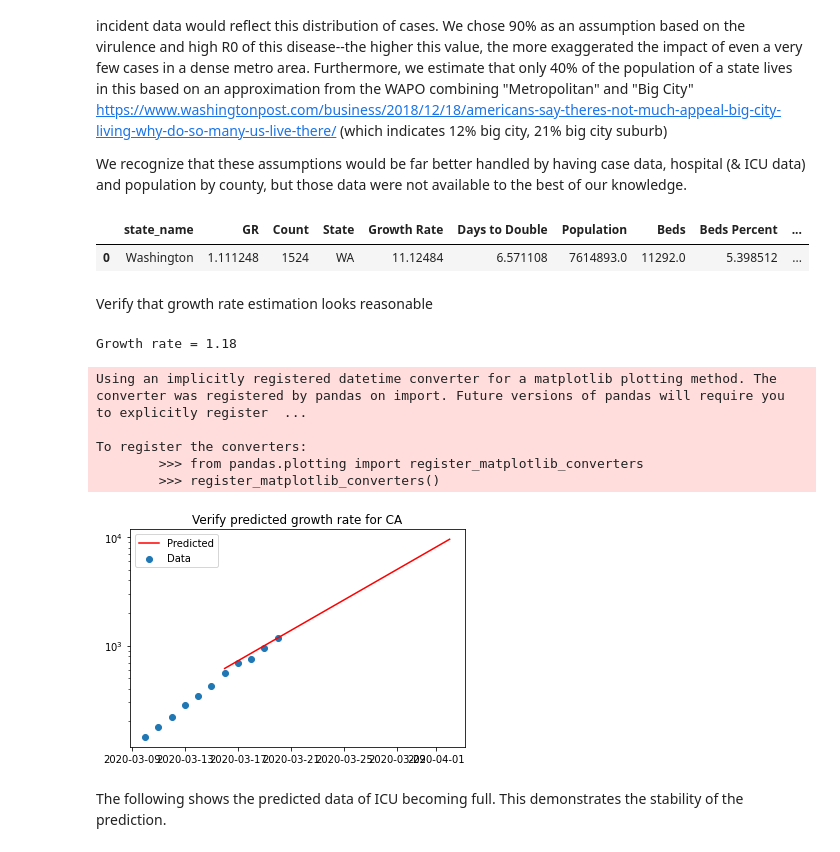
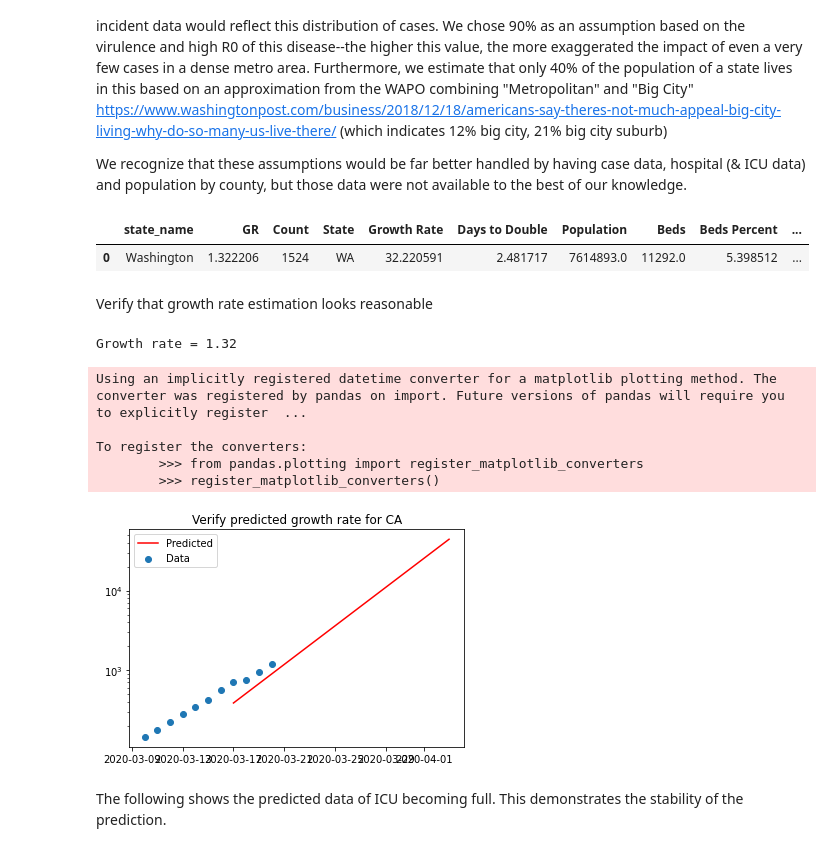
Before and after one commit to daveselinger/covid-19-hackathon, a Jupyter notebook: by_state_covid_analysis.ipynb, the cells around one changed output. Drawn from its saved outputs; the diff is of its cells as text; code cells hidden in the pictures.

```diff
--- a/by_state_covid_analysis.ipynb
+++ b/by_state_covid_analysis.ipynb
@@ -266,7 +266,7 @@ def create_dfs(enddate=datetime.datetime.today().date(),startdate=datetime.date(
     return float(fit[0][0])
   growth_df=pd.DataFrame({"state_name":ts.loc[:,'Province/State'],
                     'GR':ts.apply(lambda x: func(x.iloc[52+days-days_to_fit:52+days].to_numpy(),base_GR),axis=1),
-                    'Count':ts.iloc[:,52+days-1]})
+                    'Count':ts.iloc[:,52+days-2]})
 
   growth_df['State'] = growth_df.state_name.map(us_state_abbrev)
   growth_df = growth_df.dropna(subset=['State'])
@@ -284,34 +284,35 @@ def create_dfs(enddate=datetime.datetime.today().date(),startdate=datetime.date(
   cases_needing_icu_in_metro = growth_df.Count * case_concentration * .15
   icu_beds_in_metro = growth_df.ICU * population_concentration
   growth_df['ICU Percent'] = cases_needing_icu_in_metro * 100.0 / (icu_beds_in_metro)
   multiplier_to_fill_icu = 1.0 / (growth_df['ICU Percent']/100)
   growth_df['Days To ICU Capacity']=np.log(multiplier_to_fill_icu)/np.log(growth_df.GR)
   growth_df['Beds per 1000'] = 1000.0 * growth_df.Beds / growth_df.Population
   growth_df['EstimateDate']=enddate
   valid_dates=np.isfinite(growth_df['Days To ICU Capacity'])
   def func(days):
     return enddate+datetime.timedelta(days=int(days))
   growth_df['ICU Full Date']=growth_df[valid_dates].apply(lambda x: func(x['Days To ICU Capacity']),axis=1)
   growth_df['FirstDataDate']=startdate
   return  growth_df
 
 def create_plot_dfs(enddate=datetime.datetime.today().date(),startdate=datetime.date(2020,3,10),threshold=None):
   ts=us_timeseries.reset_index()
   plot_df=ts.melt(id_vars=['Province/State'],var_name="Day",value_vars=ts.columns[52:],value_name="Count")
   plot_df=plot_df.rename(columns={'Province/State':'State'})
   if threshold is not None:
     plot_df=plot_df[plot_df.Count>threshold]
   plot_df['State']=plot_df.State.map(us_state_abbrev)
+  plot_df['Day']=plot_df.Day
   plot_df['Date']=pd.to_datetime(plot_df.Day)
   return plot_df
 
 us_growthseries_df=create_dfs()
 us_plotseries_df=create_plot_dfs()
 us_plot100series_df=create_plot_dfs(threshold=100)
 us_growthseries_df.head(1)
 # %% [output]
 |  | state_name | GR | Count | State | Growth Rate | Days to Double | Population | Beds | Beds Percent | ... |
-| 0 | Washington | 1.111248 | 1524 | WA | 11.12484 | 6.571108 | 7614893.0 | 11292.0 | 5.398512 | ... |
+| 0 | Washington | 1.322206 | 1524 | WA | 32.220591 | 2.481717 | 7614893.0 | 11292.0 | 5.398512 | ... |
 # %% [markdown]
 Verify that growth rate estimation looks reasonable
 # %%
@@ -332,13 +333,13 @@ plt.yscale('log')
 plt.legend()
 plt.show()
 # %% [output]
-Growth rate = 1.18
+Growth rate = 1.32
 Using an implicitly registered datetime converter for a matplotlib plotting method. The converter was registered by pandas on import. Future versions of pandas will require you to explicitly register  ...
 
 To register the converters:
         >>> from pandas.plotting import register_matplotlib_converters
         >>> register_matplotlib_converters()
-[figure, old version]
+[figure, new version]
 # %% [markdown]
 The following shows the predicted data of ICU becoming full. This demonstrates the stability of the prediction.
 # %%
```
Also changed, not shown: parts of 9 cells of this notebook.
